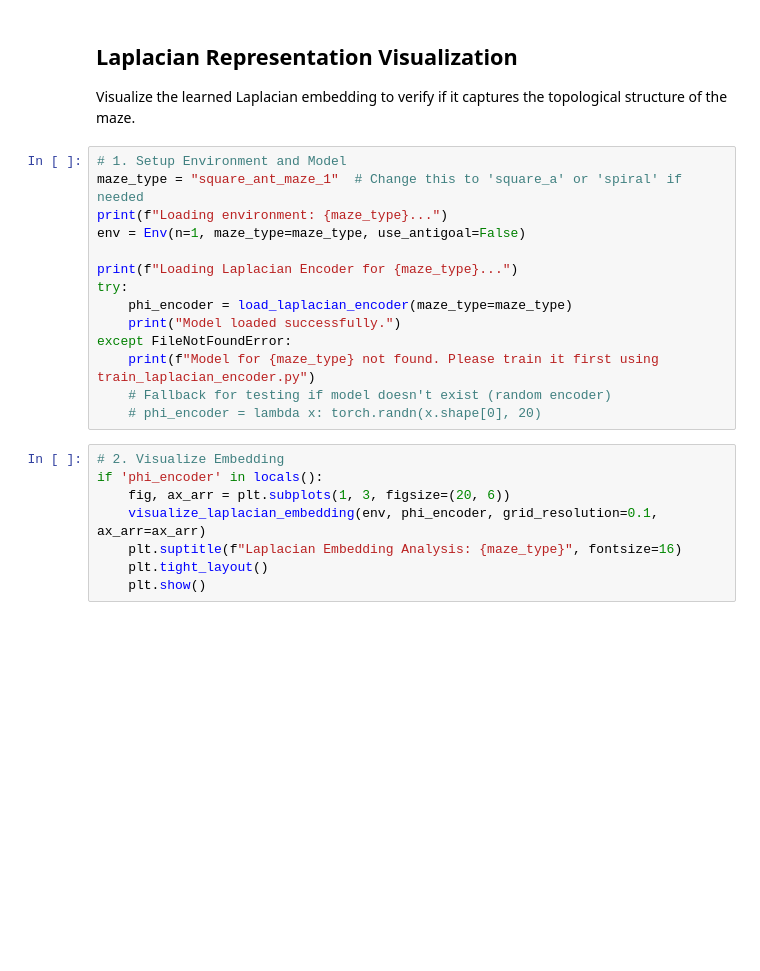
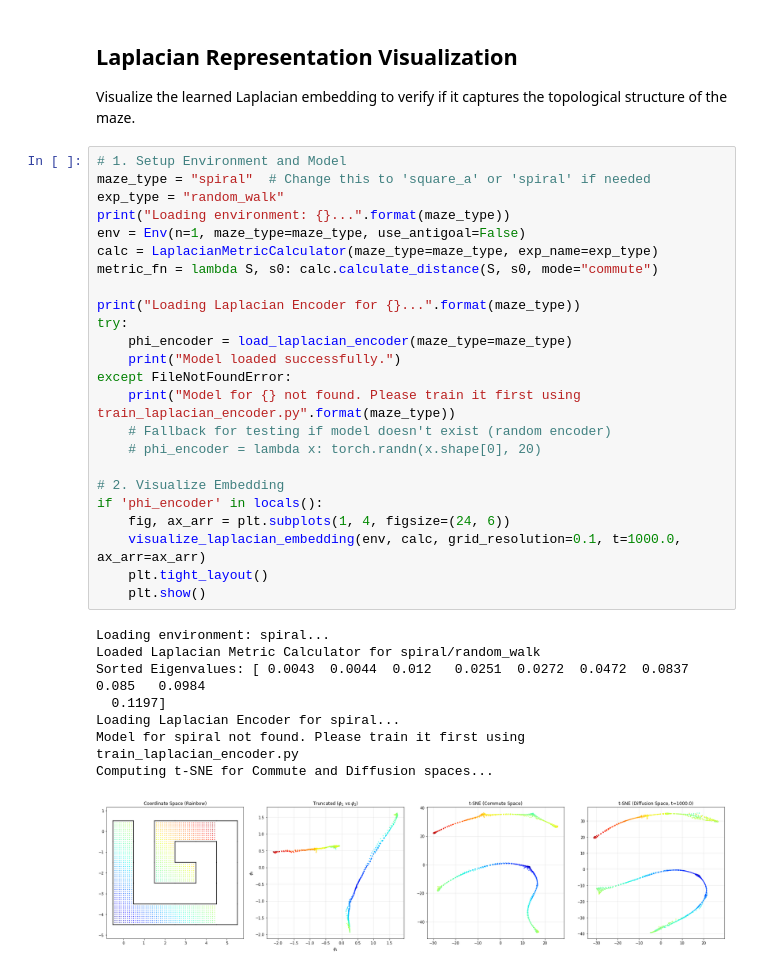
Before and after one commit to HiverXD/edl, a Jupyter notebook: notebooks/square_maze_laplacian_visualization.ipynb, the cells around one changed output. Saved outputs shown, nothing was run; the diff lists cells and outputs as text; blank space fills up the shorter version.

Commit message:
(major feat) use ALLO with accurate method. with various visualization tools.

```diff
--- a/notebooks/square_maze_laplacian_visualization.ipynb
+++ b/notebooks/square_maze_laplacian_visualization.ipynb
@@ -19,23 +24,34 @@ from result_inspection.toy_maze import visualize_laplacian_embedding
 Visualize the learned Laplacian embedding to verify if it captures the topological structure of the maze.
 # %%
 # 1. Setup Environment and Model
-maze_type = "square_ant_maze_1"  # Change this to 'square_a' or 'spiral' if needed
-print(f"Loading environment: {maze_type}...")
+maze_type = "spiral"  # Change this to 'square_a' or 'spiral' if needed
+exp_type = "random_walk"
+print("Loading environment: {}...".format(maze_type))
 env = Env(n=1, maze_type=maze_type, use_antigoal=False)
+calc = LaplacianMetricCalculator(maze_type=maze_type, exp_name=exp_type)
+metric_fn = lambda S, s0: calc.calculate_distance(S, s0, mode="commute")
 
-print(f"Loading Laplacian Encoder for {maze_type}...")
+print("Loading Laplacian Encoder for {}...".format(maze_type))
 try:
     phi_encoder = load_laplacian_encoder(maze_type=maze_type)
     print("Model loaded successfully.")
 except FileNotFoundError:
-    print(f"Model for {maze_type} not found. Please train it first using train_laplacian_encoder.py")
+    print("Model for {} not found. Please train it first using train_laplacian_encoder.py".format(maze_type))
     # Fallback for testing if model doesn't exist (random encoder)
     # phi_encoder = lambda x: torch.randn(x.shape[0], 20)
+
+# 2. Visualize Embedding
+if 'phi_encoder' in locals():
+    fig, ax_arr = plt.subplots(1, 4, figsize=(24, 6))
+    visualize_laplacian_embedding(env, calc, grid_resolution=0.1, t=1000.0, ax_arr=ax_arr)
+    plt.tight_layout()
+    plt.show()
+# %% [output]
+Loading environment: spiral...
+Loaded Laplacian Metric Calculator for spiral/random_walk
+Sorted Eigenvalues: [ 0.0043  0.0044  0.012   0.0251  0.0272  0.0472  0.0837  0.085   0.0984
+  0.1197]
+Loading Laplacian Encoder for spiral...
+Model for spiral not found. Please train it first using train_laplacian_encoder.py
+Computing t-SNE for Commute and Diffusion spaces...
+[figure, added]
-# %%
-# 2. Visualize Embedding
-if 'phi_encoder' in locals():
-    fig, ax_arr = plt.subplots(1, 3, figsize=(20, 6))
-    visualize_laplacian_embedding(env, phi_encoder, grid_resolution=0.1, ax_arr=ax_arr)
-    plt.suptitle(f"Laplacian Embedding Analysis: {maze_type}", fontsize=16)
-    plt.tight_layout()
-    plt.show()
```
Also changed, not shown: parts of 1 cell of this notebook, 11 other files.
